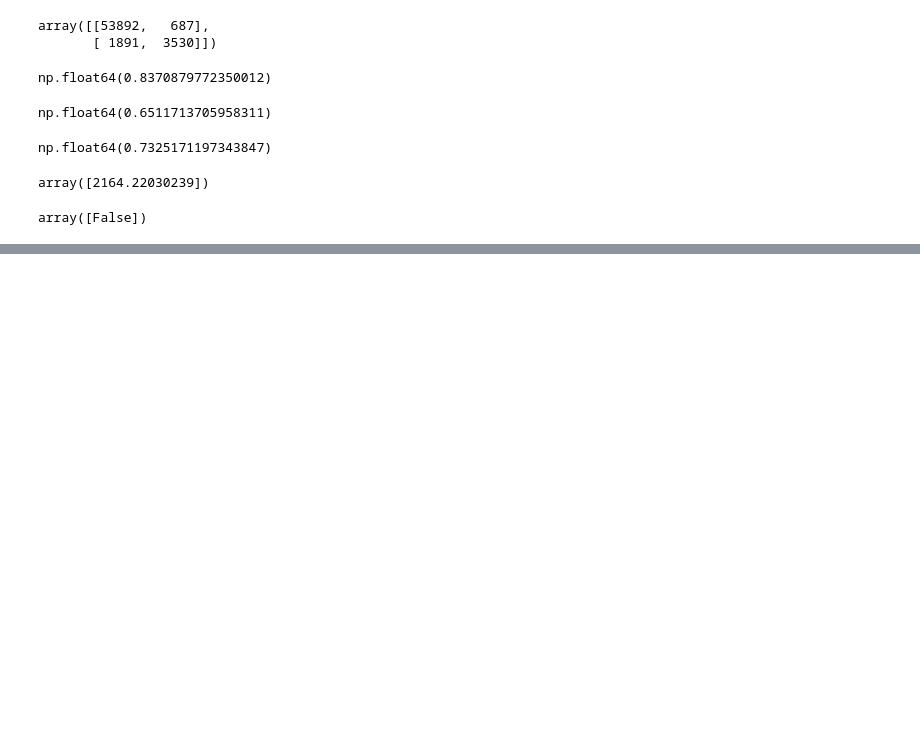
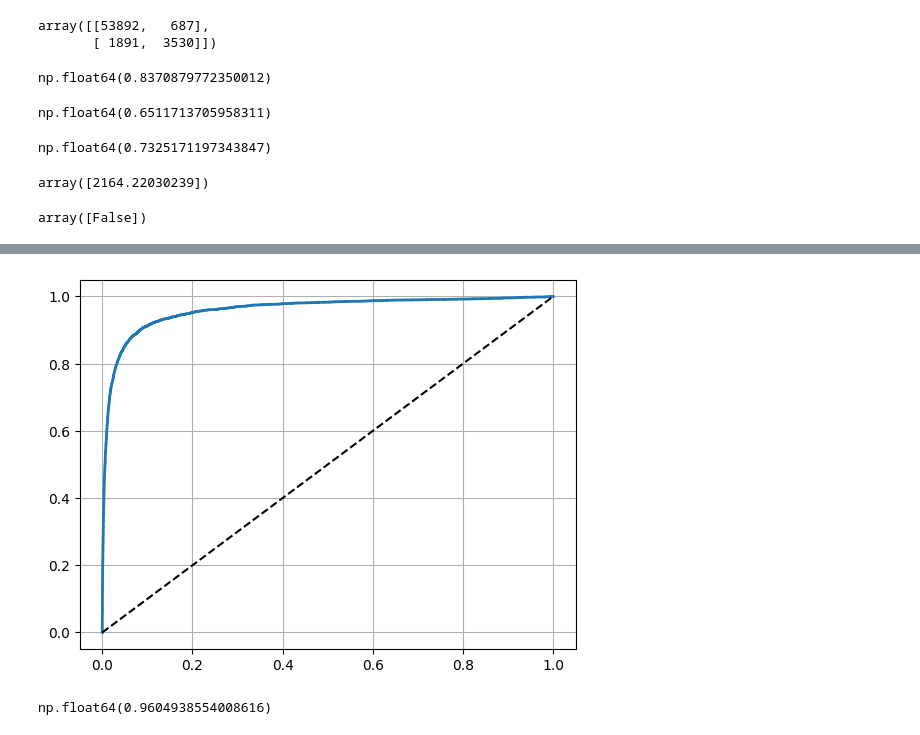
Before and after one commit to Bhazooka/ML-Data, a Jupyter notebook: HandWriting.ipynb, the cells around one changed output, grey strips where cells are left out. Cells and saved outputs as stored; diff of their text form; code cells hidden in the pictures; blank space fills up the shorter version.

```diff
--- a/HandWriting.ipynb
+++ b/HandWriting.ipynb
@@ -238,0 +257,21 @@ plt.show()
+# %%
+def plot_roc_curve(fpr, tpr, label=None):
+    plt.plot(fpr, tpr, linewidth=2, label=label)
+    plt.plot([0, 1], [0, 1], 'k--') # dashed diagonal
+    plt.grid()
+
+plot_roc_curve(fpr, tpr)
+plt.show()
+
+# the higher the recall (TPR), the more false positives (FPR) the classifier produces
+# The dotted line represents the ROC curve of a purely random classifier; a good classifier stays as far away from that line as possible (toward the top-left corner)
+# %% [output]
+[figure, added]
+# %%
+# another way to compare classifiers is to measure AUC (area under curve)
+# a perfect classifier will have ROC AUC = 1. Whereas a Purely Random will have a ROC = 0.5
+from sklearn.metrics import roc_auc_score
+
+roc_auc_score(y_train_5, y_scores)
+# %% [output]
+np.float64(0.9604938554008616)
```
Also changed, not shown: parts of 8 cells of this notebook.
